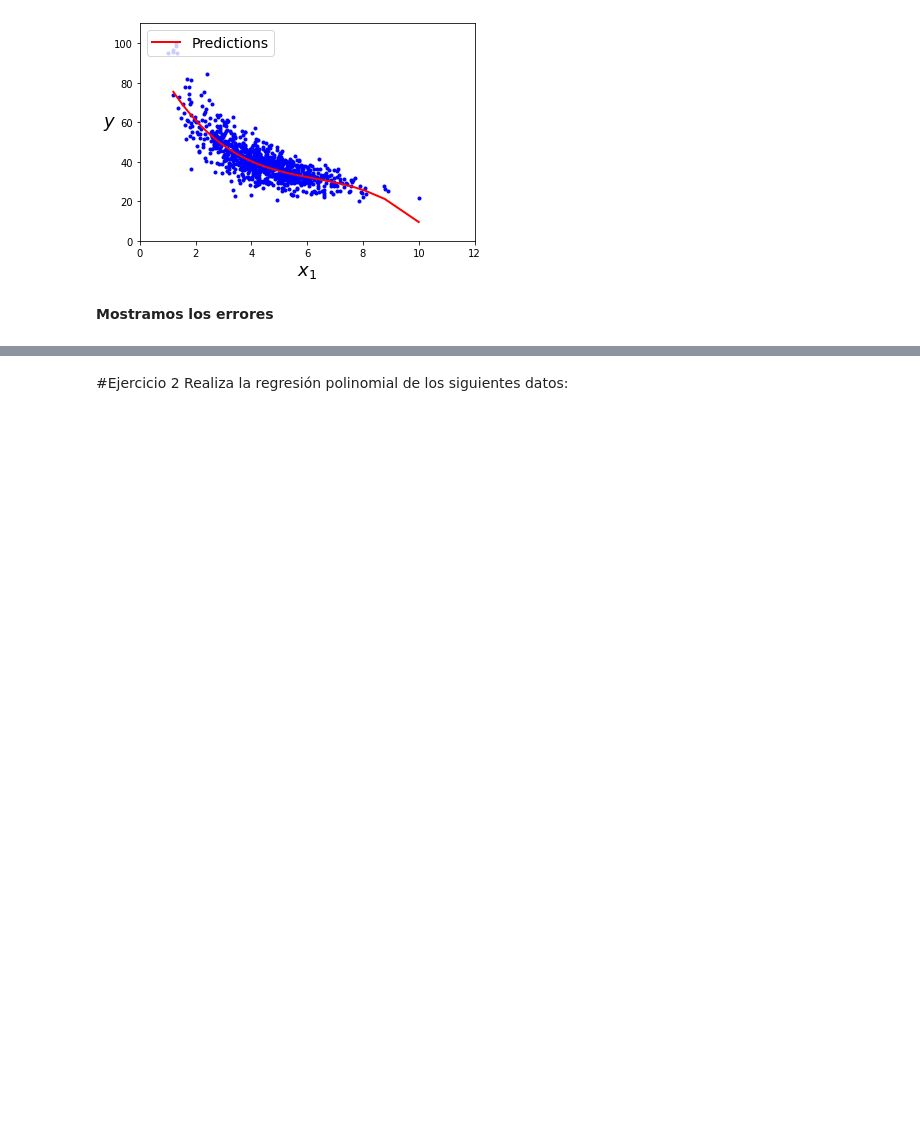
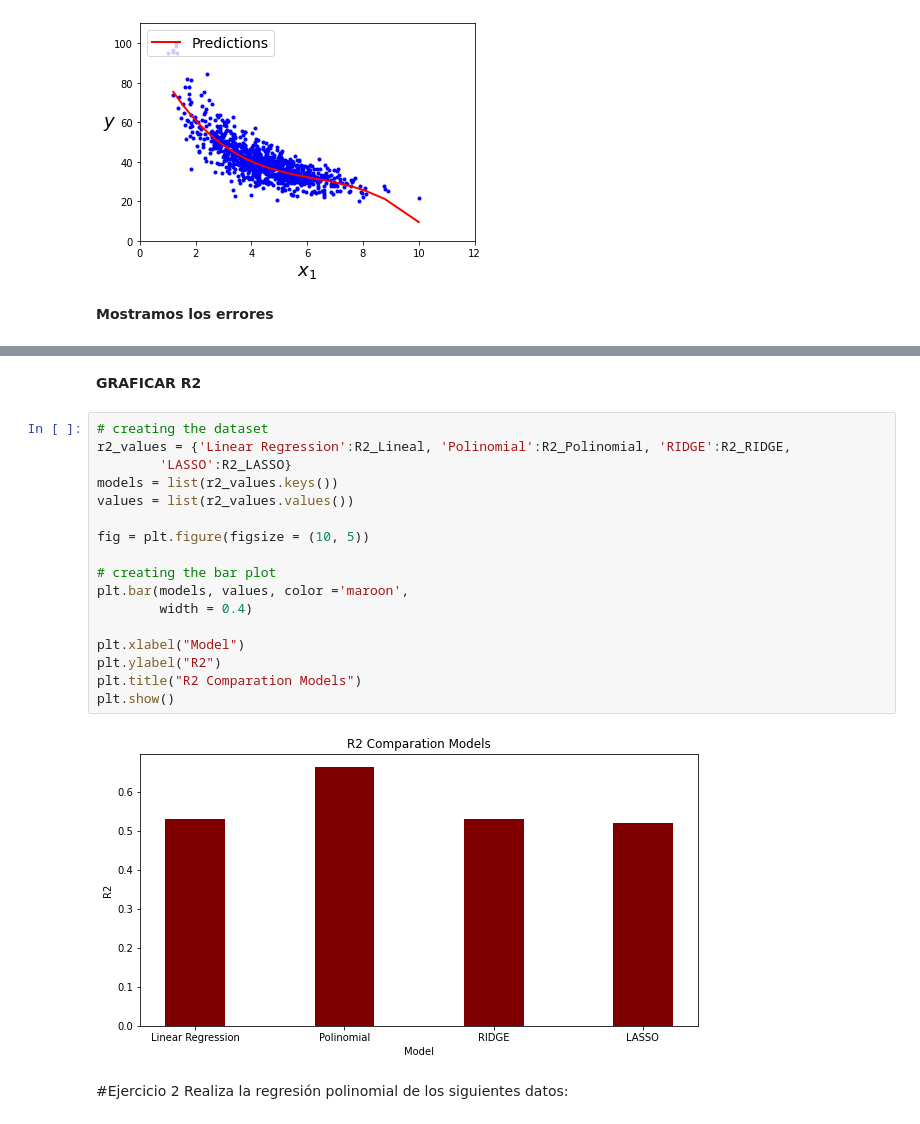
Before and after one commit to PosgradoMNA/actividades-de-aprendizaje-LuisHermenegildo1, a Jupyter notebook: TecMty_Regresion_lineal_polinomial.ipynb, the cells around one changed output, grey strips where cells are left out. Drawn from its saved outputs; the diff is of its cells as text; blank space fills up the shorter version.

```diff
--- a/TecMty_Regresion_lineal_polinomial.ipynb
+++ b/TecMty_Regresion_lineal_polinomial.ipynb
@@ -428,3 +558,24 @@ r2_score 0.6649329106497391
+# %% [markdown]
+**GRAFICAR R2**
+# %%
+# creating the dataset
+r2_values = {'Linear Regression':R2_Lineal, 'Polinomial':R2_Polinomial, 'RIDGE':R2_RIDGE,
+        'LASSO':R2_LASSO}
+models = list(r2_values.keys())
+values = list(r2_values.values())
+
+fig = plt.figure(figsize = (10, 5))
+
+# creating the bar plot
+plt.bar(models, values, color ='maroon',
+        width = 0.4)
+
+plt.xlabel("Model")
+plt.ylabel("R2")
+plt.title("R2 Comparation Models")
+plt.show()
+# %% [output]
+[figure, added]
 # %% [markdown]
 #Ejercicio 2
 Realiza la regresión polinomial de los siguientes datos:
```
Also changed, not shown: parts of 29 cells of this notebook.
